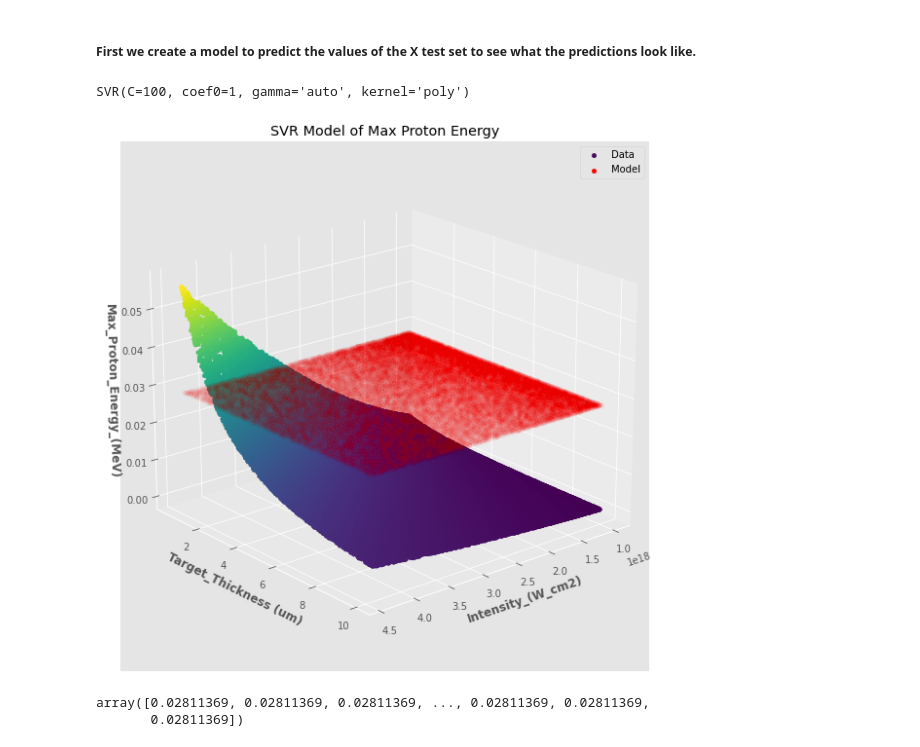
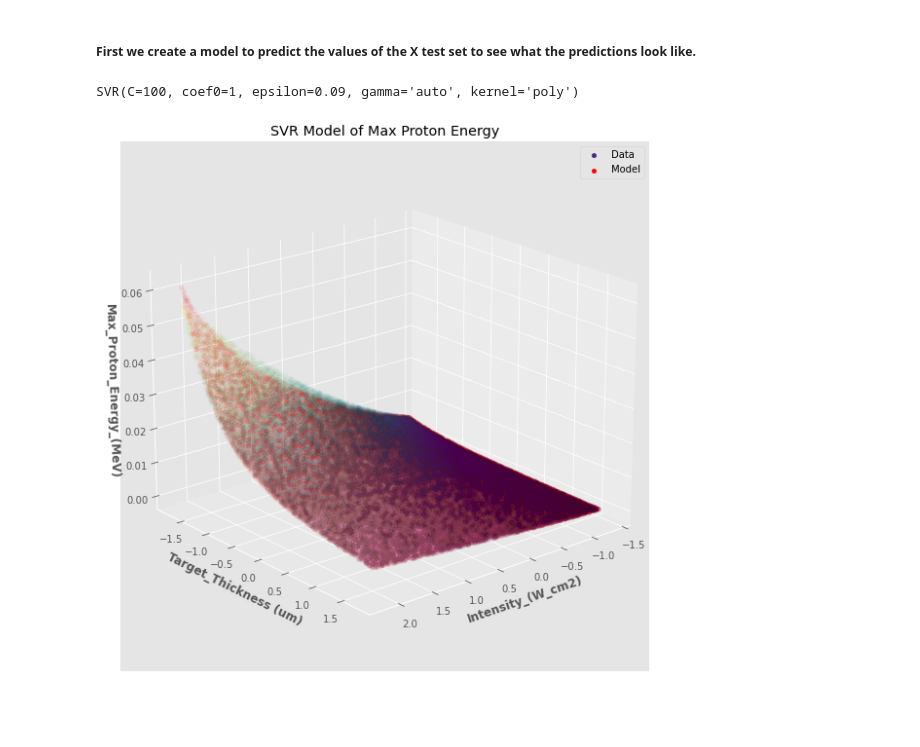
Before and after one commit to pedrog96/vanilla-latte, a Jupyter notebook: support vector regression/Support Vector Regression.ipynb, the cells around one changed output. Drawn from its saved outputs; the diff is of its cells as text; code cells hidden in the pictures; blank space fills up the shorter version.

Commit message:
added the model svr_poly = SVR(kernel="poly", C=100, gamma="auto", degree=3, epsilon=0.09, coef0=1).

```diff
--- a/support vector regression/Support Vector Regression.ipynb
+++ b/support vector regression/Support Vector Regression.ipynb
@@ -99,40 +91,36 @@ AttributeError: 'numpy.ndarray' object has no attribute 'iloc'
 # %% [markdown]
 ##### First we create a model to predict the values of the X test set to see what the predictions look like.
 # %%
-svr_poly = SVR(kernel="poly", C=100, gamma="auto", degree=3, epsilon=0.1, coef0=1)
+svr_poly = SVR(kernel="poly", C=100, gamma="auto", degree=3, epsilon=0.09, coef0=1)
 # %%
-svr_poly.fit(X_train[[inputs[0], inputs[3]]], y_train)
+svr_poly.fit(X_train_norm[[inputs[0], inputs[3]]], np.log(y_train))
 # %% [output]
-SVR(C=100, coef0=1, gamma='auto', kernel='poly')
+SVR(C=100, coef0=1, epsilon=0.09, gamma='auto', kernel='poly')
 # %%
 fig2 = plt.figure(figsize=(10, 10))
 ax = fig2.add_subplot(projection='3d')
-ax.scatter(X_train[inputs[0]],
-           X_train[inputs[3]],
+ax.scatter(X_train_norm[inputs[0]],
+           X_train_norm[inputs[3]],
            y_train,
-           c = y_train,
-           alpha = 1,
+           c = np.sqrt(y_train),
+           alpha = .025,
            label= 'Data')
-ax.scatter(X_train[inputs[0]],
-           X_train[inputs[3]],
-           svr_poly.predict(X_train),
+ax.scatter(X_train_norm[inputs[0]],
+           X_train_norm[inputs[3]],
+           np.exp(svr_poly.predict(X_train_norm)),
            c = 'red',
-           alpha= .015,
+           alpha= .035,
            label= 'Model')
 ax.set_title('SVR Model of Max Proton Energy')
 ax.set_xlabel(f'{inputs[0]}', fontweight ='bold')
 ax.set_ylabel(f'{inputs[3]}', fontweight ='bold')
 ax.set_zlabel(f'{outputs[0]}', fontweight ='bold')
 ax.view_init(20, 50)
 plt.legend(loc="upper right")
 ax = plt.gca()
 leg = ax.get_legend()
 leg.legendHandles[1].set_alpha(1)
+leg.legendHandles[0].set_alpha(1)
 plt.show()
 # %% [output]
-[figure, old version]
+[figure, new version]
-# %%
-svr_poly.predict(X_train)
-# %% [output]
-array([0.02811369, 0.02811369, 0.02811369, ..., 0.02811369, 0.02811369,
-       0.02811369])
```
Also changed, not shown: parts of 3 cells of this notebook.
